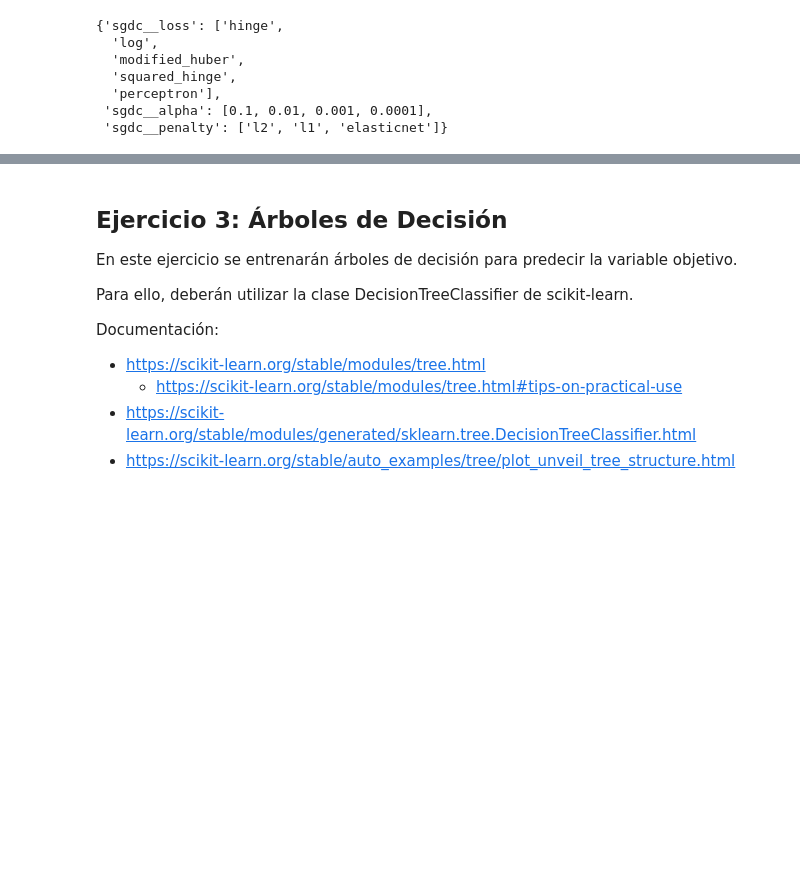
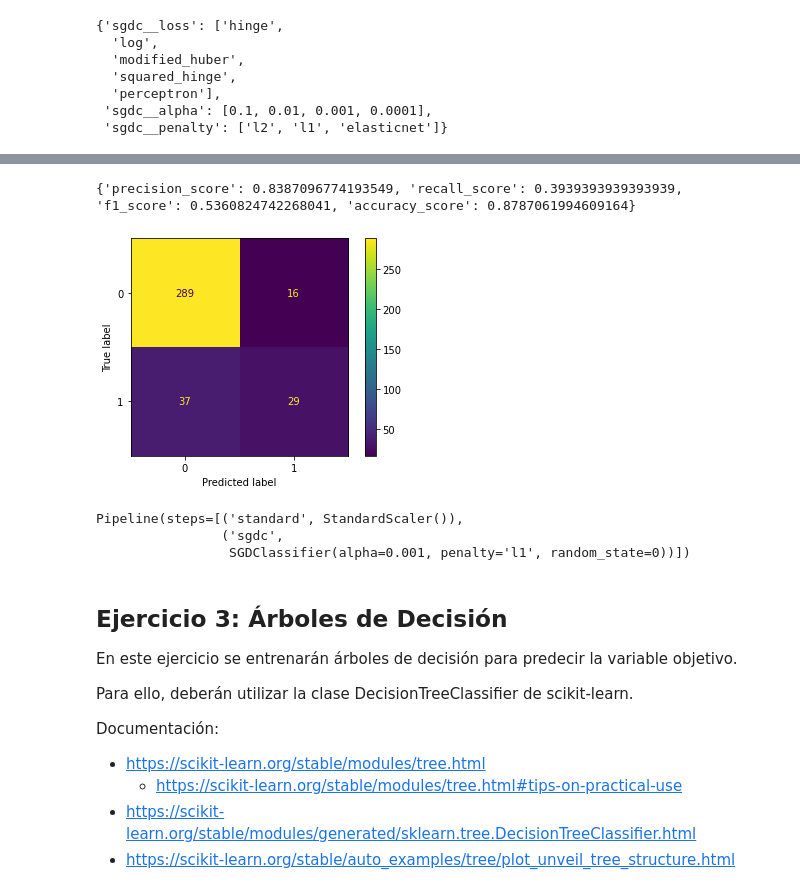
Before and after one commit to cgoviedo/Diplodatos, a Jupyter notebook: aprendizaje_automatico/Lab 2.ipynb, the cells around one changed output, grey strips where cells are left out. Saved outputs shown, nothing was run; the diff lists cells and outputs as text; code cells hidden in the pictures; blank space fills up the shorter version.

```diff
--- a/aprendizaje_automatico/Lab 2.ipynb
+++ b/aprendizaje_automatico/Lab 2.ipynb
@@ -305,3 +304,14 @@ mean    std     rank
+# %%
+plot_metrics(model, X_test, y_test, y_pred)
+# %% [output]
+{'precision_score': 0.8387096774193549, 'recall_score': 0.3939393939393939, 'f1_score': 0.5360824742268041, 'accuracy_score': 0.8787061994609164}
+[figure, added]
+# %%
+cv.best_estimator_
+# %% [output]
+Pipeline(steps=[('standard', StandardScaler()),
+                ('sgdc',
+                 SGDClassifier(alpha=0.001, penalty='l1', random_state=0))])
 # %% [markdown]
 ## Ejercicio 3: Árboles de Decisión
 
```
Also changed, not shown: parts of 45 cells of this notebook, 1 other file.
